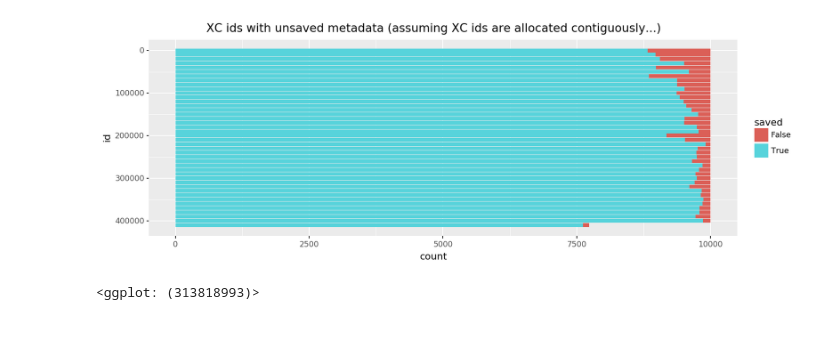
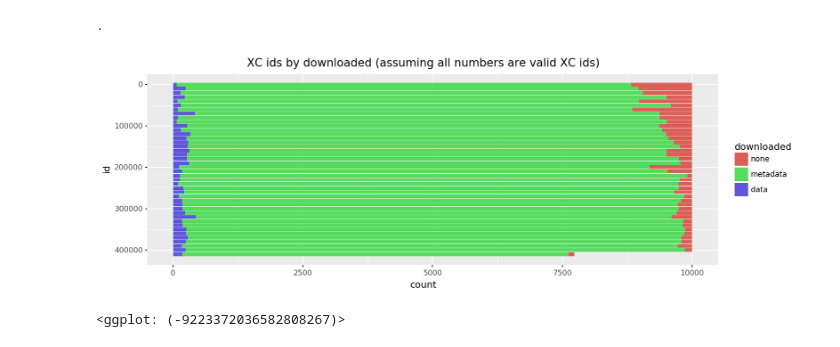
Before and after one commit to jdanbrown/birdgram, a Jupyter notebook: features/notebooks/20180530_dataset_xc.ipynb, the cells around one changed output. Cells and saved outputs as stored; diff of their text form; code cells hidden in the pictures.

Commit message:
features: xc audio data

```diff
--- a/features/notebooks/20180530_dataset_xc.ipynb
+++ b/features/notebooks/20180530_dataset_xc.ipynb
@@ -9,19 +15,22 @@ from notebooks import *
 # %%
 bin_size = 10_000
 bin_f = lambda x: (x // bin_size) * bin_size
 (
     pd.concat(axis=0, objs=[
-        DF({'saved': True,  'count': bin_f(xc.metadata.id.astype('int')).value_counts()}),
-        DF({'saved': False, 'count': bin_f(xc.unsaved_ids).value_counts()}),
+        DF({'downloaded': 'data',     'count': bin_f(xc.metadata[lambda df: df.downloaded].id).value_counts()}),
+        DF({'downloaded': 'metadata', 'count': bin_f(xc.metadata[lambda df: ~df.downloaded].id).value_counts()}),
+        DF({'downloaded': 'none',     'count': bin_f(xc.unsaved_ids).value_counts()}),
     ])
     .reset_index().rename(columns={'index': 'id'})
-    .pipe(ggplot, aes(x='id', y='count', fill='saved'))
+    .pipe(df_ordered_cat, downloaded=['none', 'metadata', 'data'])
+    .pipe(ggplot, aes(x='id', y='count', fill='downloaded'))
     + geom_bar(stat='identity', width=bin_size*.9)
     + coord_flip()
     + scale_x_reverse()
     + theme_figsize('inline_short')
-    + ggtitle('XC ids with unsaved metadata (assuming XC ids are allocated contiguously...)')
+    + ggtitle('XC ids by downloaded (assuming all numbers are valid XC ids)')
 )
 # %% [output]
+.
-[figure, old version]
+[figure, new version]
-<ggplot: (313818993)>
+<ggplot: (-9223372036582808267)>
```
Also changed, not shown: parts of 10 cells of this notebook, 5 other files.
